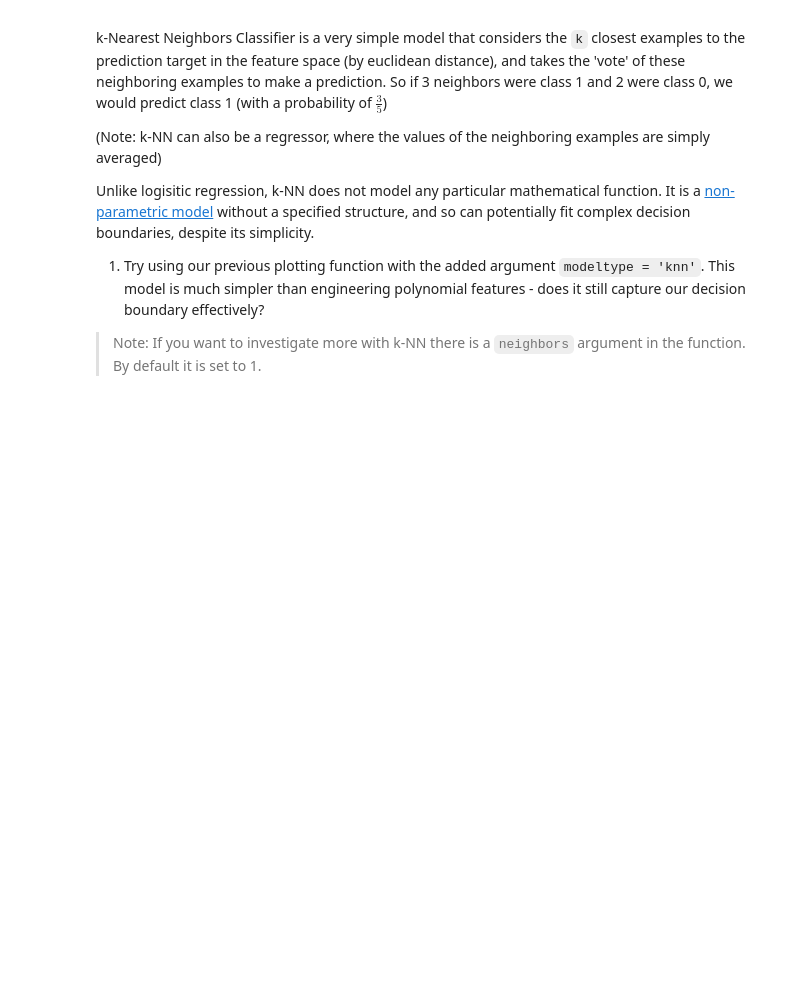
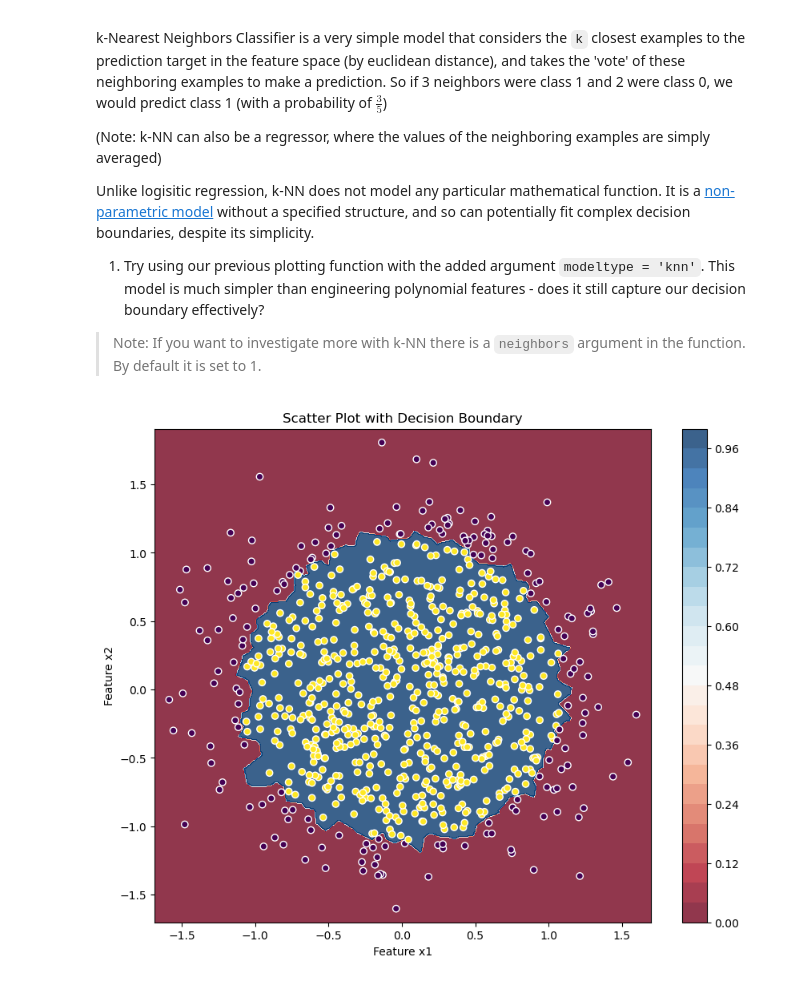
Before and after one commit to rdebullain/supervised_learning, a Jupyter notebook: challenge_polynomial_regression.ipynb, the cells around one changed output. Cells and saved outputs as stored; diff of their text form; code cells hidden in the pictures; blank space fills up the shorter version.

```diff
--- a/challenge_polynomial_regression.ipynb
+++ b/challenge_polynomial_regression.ipynb
@@ -331,3 +331,8 @@ Unlike logisitic regression, k-NN does not model any particular mathematical fun
 1. Try using our previous plotting function with the added argument `modeltype = 'knn'`. This model is much simpler than engineering polynomial features - does it still capture our decision boundary effectively?
 
 > Note: If you want to investigate more with k-NN there is a `neighbors` argument in the function. By default it is set to 1.
+# %%
+# Call the plot_boundaries function with modeltype set to 'knn'
+plot_boundaries(X_train, y_train, modeltype='knn')
+# %% [output]
+[figure, added]
```
